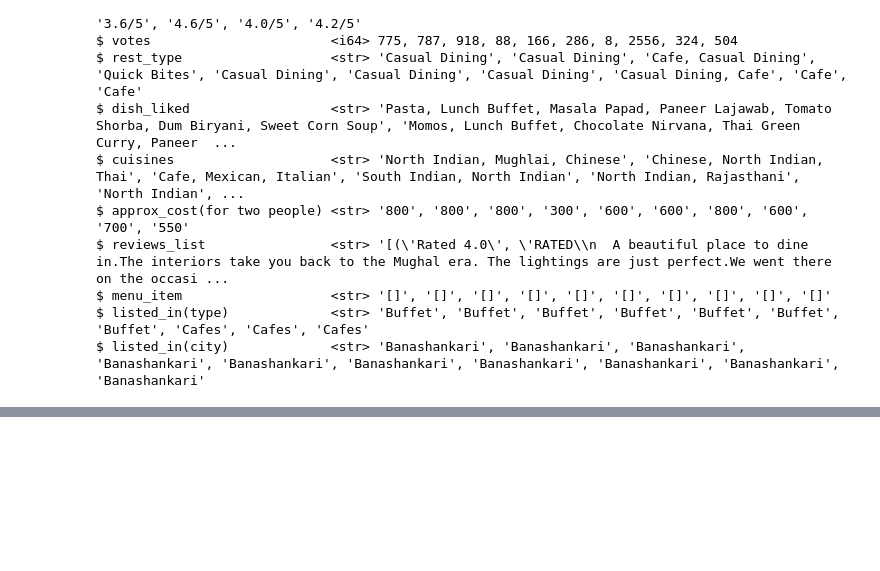
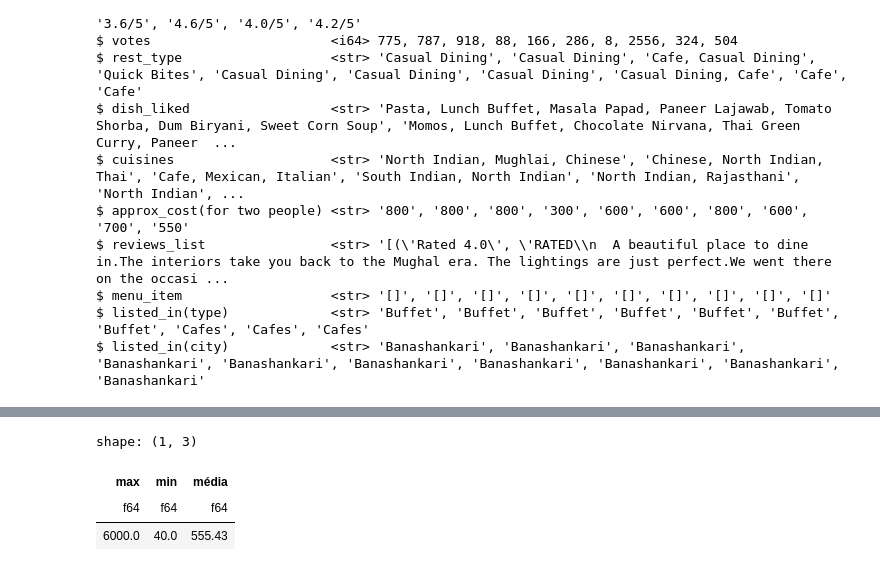
Before and after one commit to leandroclv/polars_alura, a Jupyter notebook: introducao.ipynb, the cells around one changed output, grey strips where cells are left out. Saved outputs shown, nothing was run; the diff lists cells and outputs as text; code cells hidden in the pictures; blank space fills up the shorter version.

```diff
--- a/introducao.ipynb
+++ b/introducao.ipynb
@@ -44,0 +113,11 @@ $ listed_in(city)             <str> 'Banashankari', 'Banashankari', 'Banashankar
+# %%
+restaurantes.select(
+    pl.col('approx_cost(for two people)').max().alias('max'),
+    pl.col('approx_cost(for two people)').min().alias('min'),
+    pl.col('approx_cost(for two people)').mean().round(2).alias('média')
+)
+# %% [output]
+shape: (1, 3)
+| max | min | média |
+| f64 | f64 | f64 |
+| 6000.0 | 40.0 | 555.43 |
```
Also changed, not shown: parts of 7 cells of this notebook.
